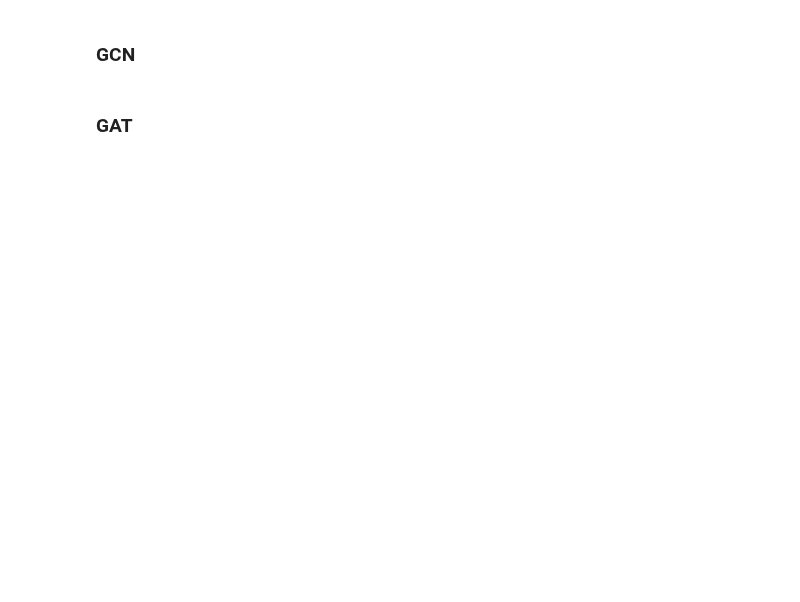
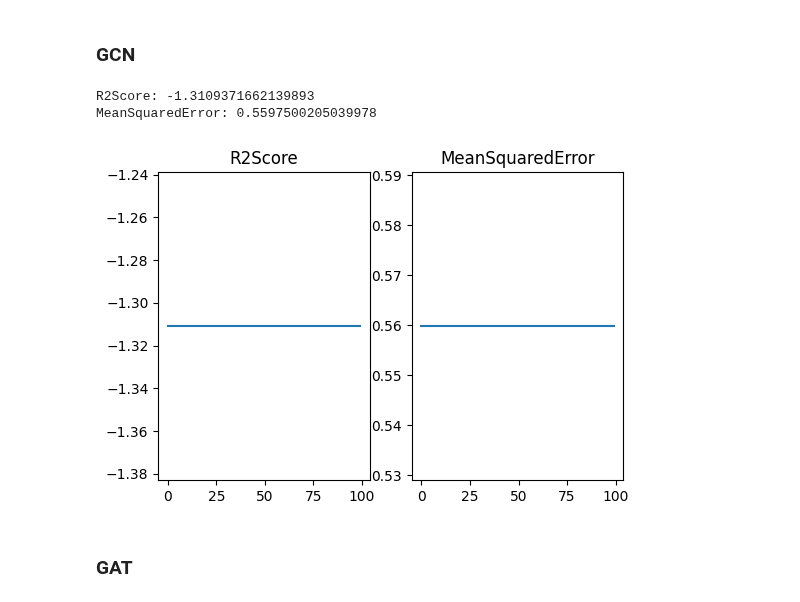
Before and after one commit to JasaZnidar/Predvidenje-zmagovalca-vaterpolo, a Jupyter notebook: Diplomska_naloga.ipynb, the cells around one changed output. Cells and saved outputs as stored; diff of their text form; code cells hidden in the pictures; blank space fills up the shorter version.

```diff
--- a/Diplomska_naloga.ipynb
+++ b/Diplomska_naloga.ipynb
@@ -675,41 +979,41 @@ print(f"Validation\n\tR2: {r2.compute()}\n\tMSE: {mse.compute()}")
 # %% [markdown]
 ### GCN
 # %%
-GCNModule = GCN(64, 64, 1, device=device)
+GCNModule = heteroGCN(hetero_train_data['team_in_match'].x.shape[1], 20, 10, layers=3, device=device)
+gcnData = []
 
-optimizer = torch.optim.Adam(GCNModule.parameters(), lr=0.001)
+optimizer = torch.optim.Adam(GCNModule.parameters(), lr=lr)
 
-train_edge_index_dict = {edge: train_data[edge].edge_index for edge in train_data.metadata()[1]}
+#gcnLoader = generateHeteroLoader(hetero_train_data)
+#batches = [batch for batch in gcnLoader]
 
 for epoch in range(epochs):
   total_loss = total_examples = 0
   optimizer.zero_grad()
 
-  train_data.to(device)
-  pred = GCNModule(
-      train_data['team_in_match'].x,
-      train_data['team_in_match', 'result', 'team_in_match'].edge_index
-  ).T.to(device)
-  ground_truth = train_data['team_in_match', 'result', 'team_in_match'].edge_attr.to(device)
+  pred = GCNModule(hetero_train_data).to(device)
+  ground_truth = hetero_train_data["team_in_match", "result", "team_in_match"].edge_attr.to(device)
   loss = torch.nn.functional.binary_cross_entropy_with_logits(pred, ground_truth)
   loss.backward()
   optimizer.step()
-  total_loss += float(loss) * pred.numel()
-  total_examples += pred.numel()
-  r2.update(pred.T, ground_truth.T)
-  mse.update(pred.T, ground_truth.T)
 
-  #print(f"Epoch: {epoch+1:03d}, Loss: {total_loss / total_examples:.4f}, R2: {r2.compute()}, MSE: {mse.compute()}")
+  # validate
+  pred = GCNModule(hetero_val_data).to(device)
+  ground_truth = hetero_val_data["team_in_match", "result", "team_in_match"].edge_attr.to(device)
 
-# validate
-pred = GCNModule(
-    val_data['team_in_match'].x,
-    val_data['team_in_match', 'result', 'team_in_match'].edge_index
-).T.to(device)
-ground_truth = val_data['team_in_match', 'result', 'team_in_match'].edge_attr.to(device)
-r2.update(pred.T, ground_truth.T)
-mse.update(pred.T, ground_truth.T)
-print(f"Validation\n\tR2: {r2.compute()}\n\tMSE: {mse.compute()}")
+  gcnMetric = Metrics(device)
+  gcnMetric.update(pred.T, ground_truth.T)
+  compute = gcnMetric.compute()
+  gcnData.append(compute)
+
+for key in compute:
+  print(f"{key}: {compute[key]}")
+
+drawData(gcnData)
+# %% [output]
+R2Score: -1.3109371662139893
+MeanSquaredError: 0.5597500205039978
+[figure, added]
 # %% [markdown]
 ### GAT
 # %%
```
Also changed, not shown: parts of 41 cells of this notebook.
